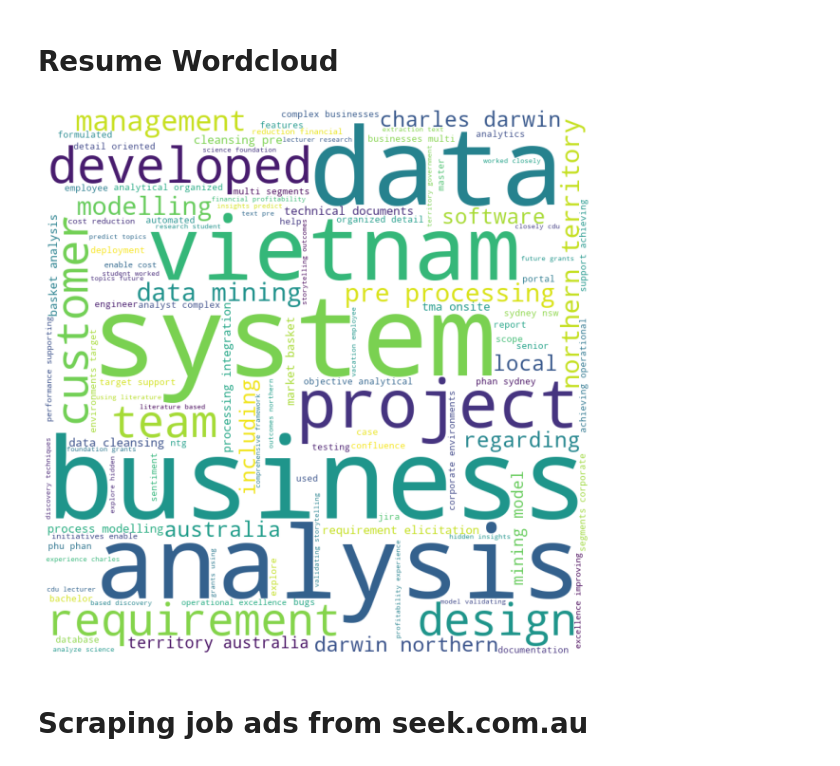
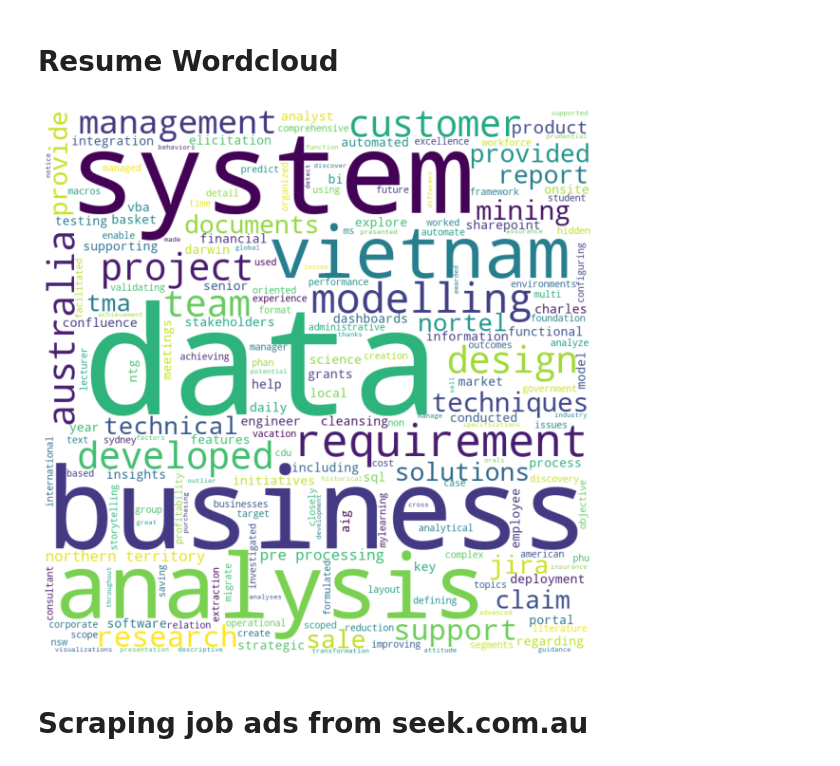
Before and after one commit to phuphan13/Resume-scanning, a Jupyter notebook: resume scanning.ipynb, the cells around one changed output. Drawn from its saved outputs; the diff is of its cells as text; code cells hidden in the pictures.

```diff
--- a/resume scanning.ipynb
+++ b/resume scanning.ipynb
@@ -119,15 +119,16 @@ resume
 # Resume Wordcloud
 # %%
 tokens = resume.split()
-words += " ".join(tokens)+" "
+words = ''
+words += ' '.join(tokens) + ' '
 wordcloud = WordCloud(width=800, height=800,background_color='white',min_font_size=10).generate(words)
 plt.figure(figsize = (8, 8), facecolor = None)
 plt.imshow(wordcloud)
 plt.axis("off")
 plt.tight_layout(pad = 0)
 plt.show()
 # %% [output]
-[figure, old version]
+[figure, new version]
 # %% [markdown]
 # Scraping job ads from seek.com.au
 # %%
```
Also changed, not shown: parts of 3 cells of this notebook.
